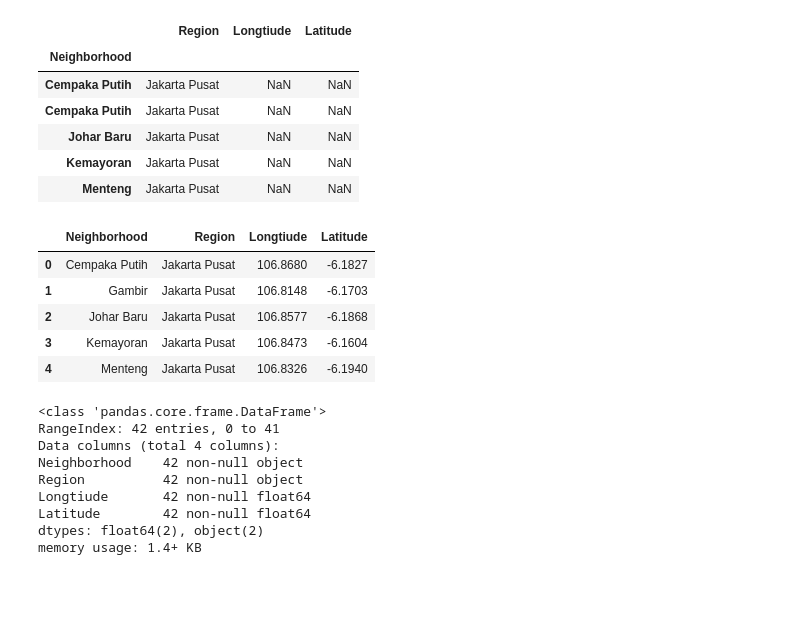
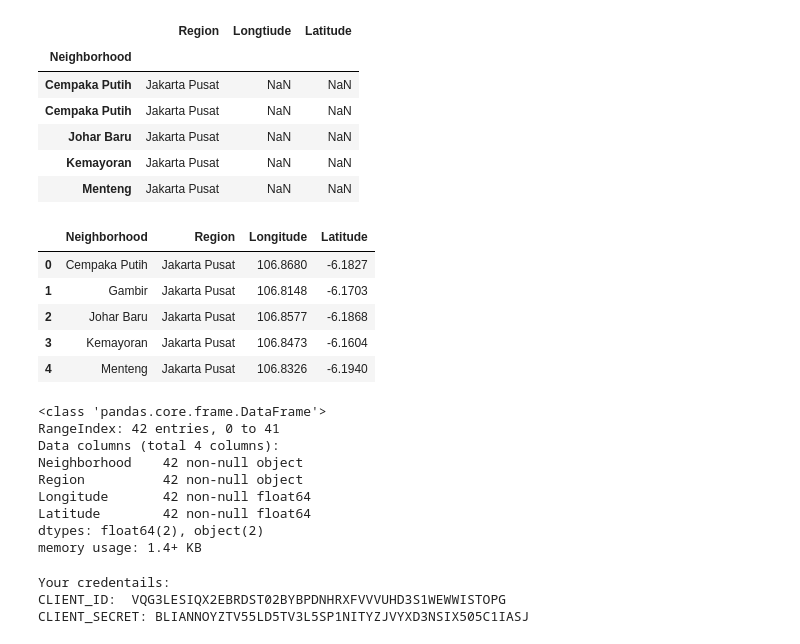
Before and after one commit to vickyysiahaan/FnB_Business_Opportunity_Seeker, a Jupyter notebook: FnB Business Seeker.ipynb, the cells around one changed output. Saved outputs shown, nothing was run; the diff lists cells and outputs as text; code cells hidden in the pictures; blank space fills up the shorter version.

```diff
--- a/FnB Business Seeker.ipynb
+++ b/FnB Business Seeker.ipynb
@@ -129,24 +129,36 @@ neighborhood_df.head()
 # %%
 neighborhood_df.to_csv(r"jakarta_neighborhoods.csv")
 # %%
-neigh_df = pd.read_csv("jakarta_neighborhoods_with_coordinates.csv", delimiter=";")
-neigh_df.head()
+neighborhood_df = pd.read_csv("jakarta_neighborhoods_with_coordinates.csv", delimiter=";")
+neighborhood_df.head()
 # %% [output]
-|  | Neighborhood | Region | Longtiude | Latitude |
+|  | Neighborhood | Region | Longitude | Latitude |
 | 0 | Cempaka Putih | Jakarta Pusat | 106.8680 | -6.1827 |
 | 1 | Gambir | Jakarta Pusat | 106.8148 | -6.1703 |
 | 2 | Johar Baru | Jakarta Pusat | 106.8577 | -6.1868 |
 | 3 | Kemayoran | Jakarta Pusat | 106.8473 | -6.1604 |
 | 4 | Menteng | Jakarta Pusat | 106.8326 | -6.1940 |
 # %%
-neigh_df.info()
+neighborhood_df.info()
 # %% [output]
 <class 'pandas.core.frame.DataFrame'>
 RangeIndex: 42 entries, 0 to 41
 Data columns (total 4 columns):
 Neighborhood    42 non-null object
 Region          42 non-null object
-Longtiude       42 non-null float64
+Longitude       42 non-null float64
 Latitude        42 non-null float64
 dtypes: float64(2), object(2)
 memory usage: 1.4+ KB
+# %%
+CLIENT_ID = 'VQG3LESIQX2EBRDST02BYBPDNHRXFVVVUHD3S1WEWWISTOPG' # your Foursquare ID
+CLIENT_SECRET = 'BLIANNOYZTV55LD5TV3L5SP1NITYZJVYXD3NSIX505C1IASJ' # your Foursquare Secret
+VERSION = '20180605' # Foursquare API version
+
+print('Your credentails:')
+print('CLIENT_ID: ', CLIENT_ID)
+print('CLIENT_SECRET:', CLIENT_SECRET)
+# %% [output]
+Your credentails:
+CLIENT_ID:  VQG3LESIQX2EBRDST02BYBPDNHRXFVVVUHD3S1WEWWISTOPG
+CLIENT_SECRET: BLIANNOYZTV55LD5TV3L5SP1NITYZJVYXD3NSIX505C1IASJ
```
Also changed, not shown: parts of 15 cells of this notebook, 5 other files.
